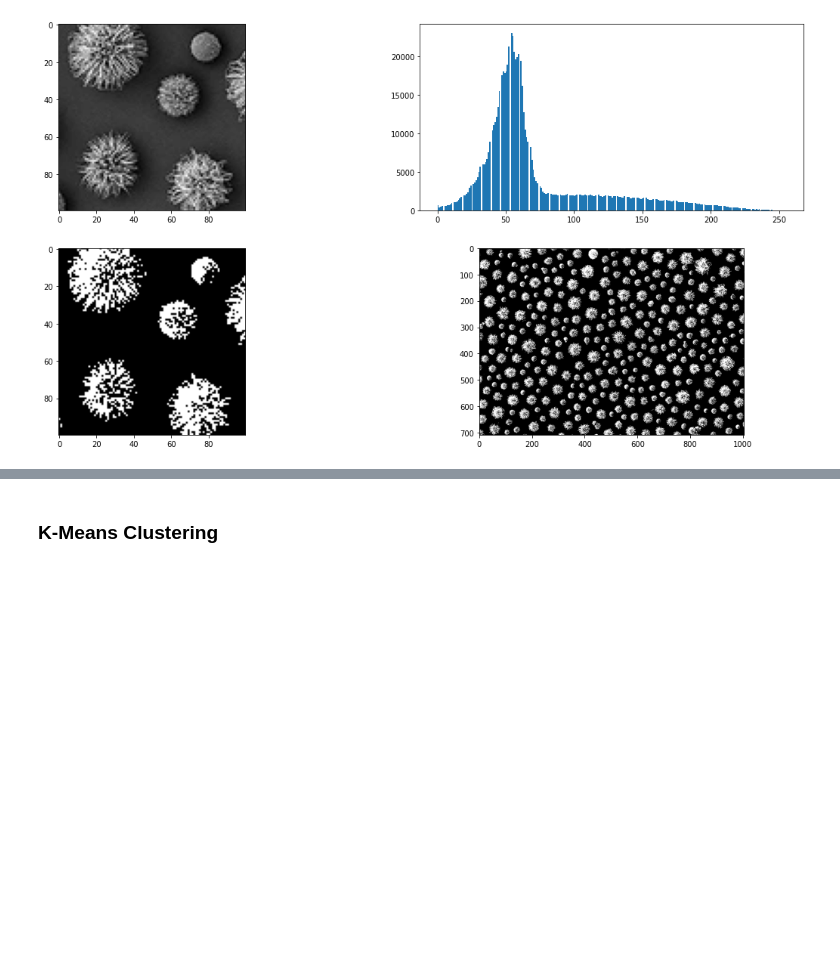
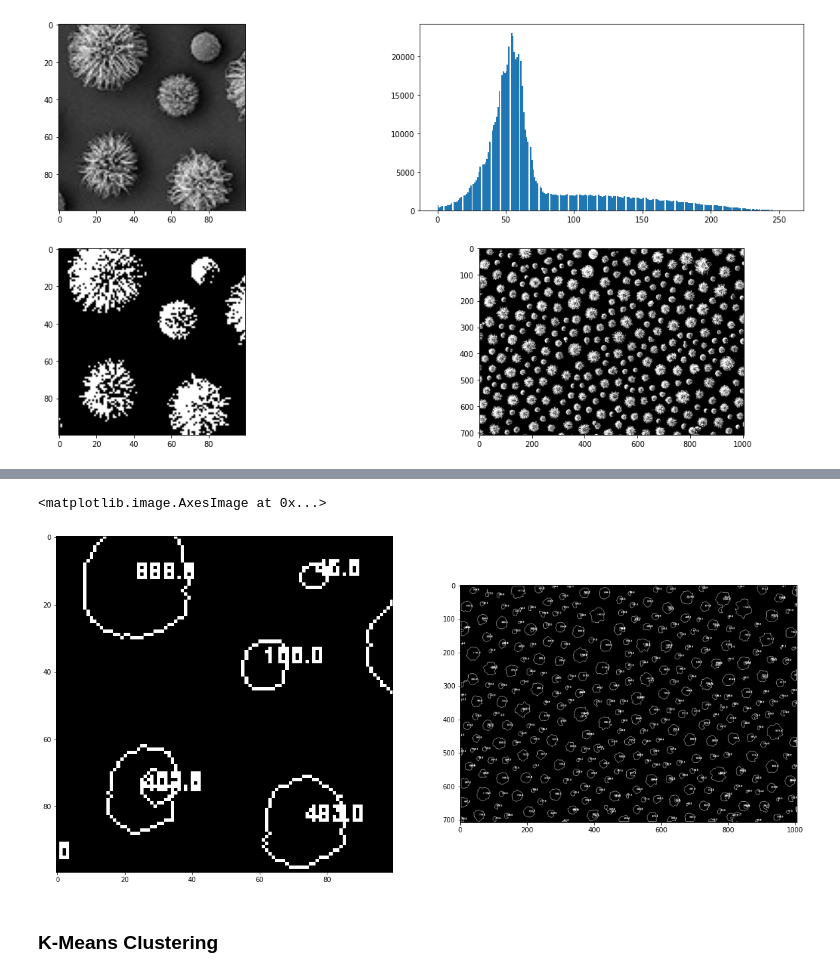
Before and after one commit to borislevant/cvplayground, a Jupyter notebook: segmentation.ipynb, the cells around one changed output, grey strips where cells are left out. Saved outputs shown, nothing was run; the diff lists cells and outputs as text; code cells hidden in the pictures; blank space fills up the shorter version.

```diff
--- a/segmentation.ipynb
+++ b/segmentation.ipynb
@@ -50,3 +51,25 @@ plt.show()
+# %%
+# find the contours from the thresholded image
+contours, hierarchy = cv2.findContours(img_th2, cv2.RETR_TREE, cv2.CHAIN_APPROX_NONE)
+# draw all contours
+img_blank = np.zeros(img_th2.shape)
+image = cv2.drawContours(img_blank, contours, -1, (255, 255, 255), 1)
+for c in contours:
+    M = cv2.moments(c)
+    area = cv2.contourArea(c)
+    if M["m00"] != 0:
+        cX = int(M["m10"] / M["m00"])
+        cY = int(M["m01"] / M["m00"])
+    else:
+        cX, cY = 0, 0
+    cv2.putText(image, "{}".format(area), (cX, cY), cv2.FONT_HERSHEY_SIMPLEX, 0.2, (255, 255, 255))
+
+fig, ax = plt.subplots(1, 2, figsize=(20, 10))
+ax[0].imshow(image[p1:p2, p1:p2], cmap='gray')
+ax[1].imshow(image, cmap='gray')
+# %% [output]
+<matplotlib.image.AxesImage at 0x...>
+[figure, added]
 # %% [markdown]
 ### K-Means Clustering
 # %%
```
Also changed, not shown: parts of 1 cell of this notebook.
